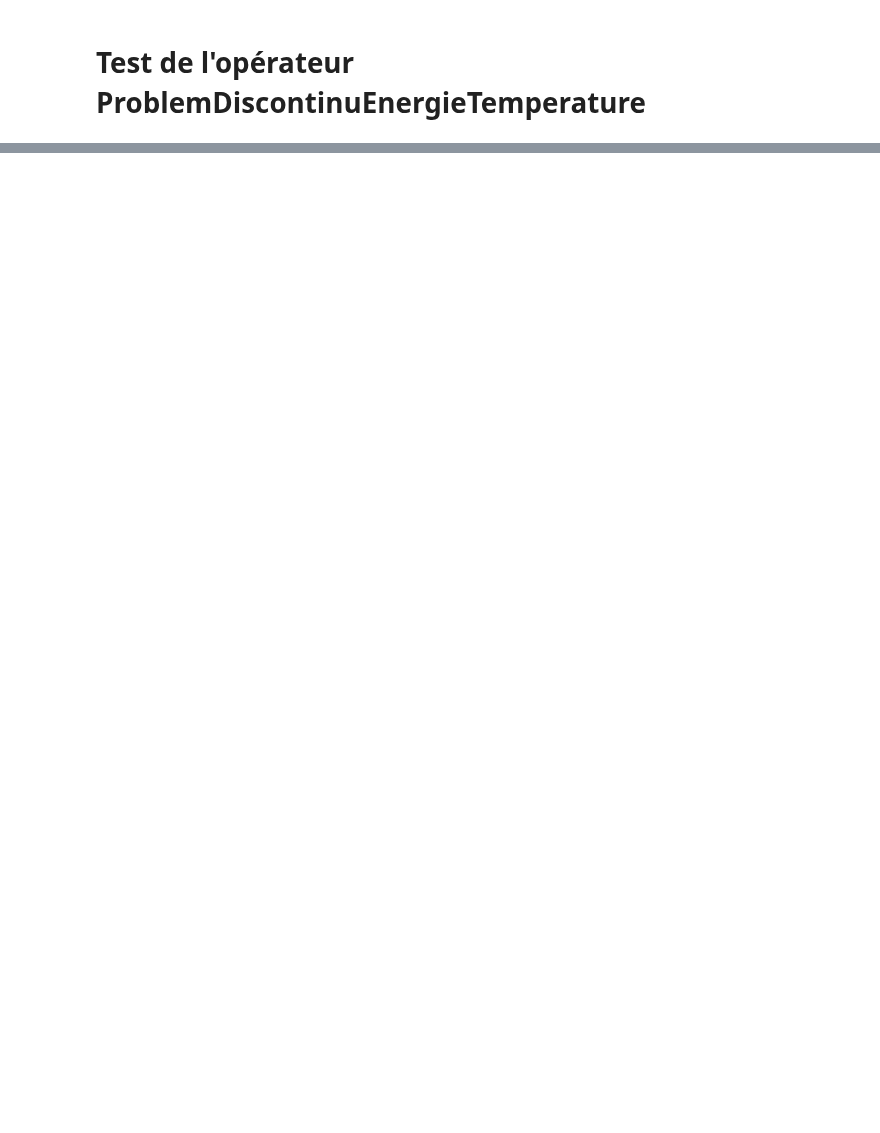
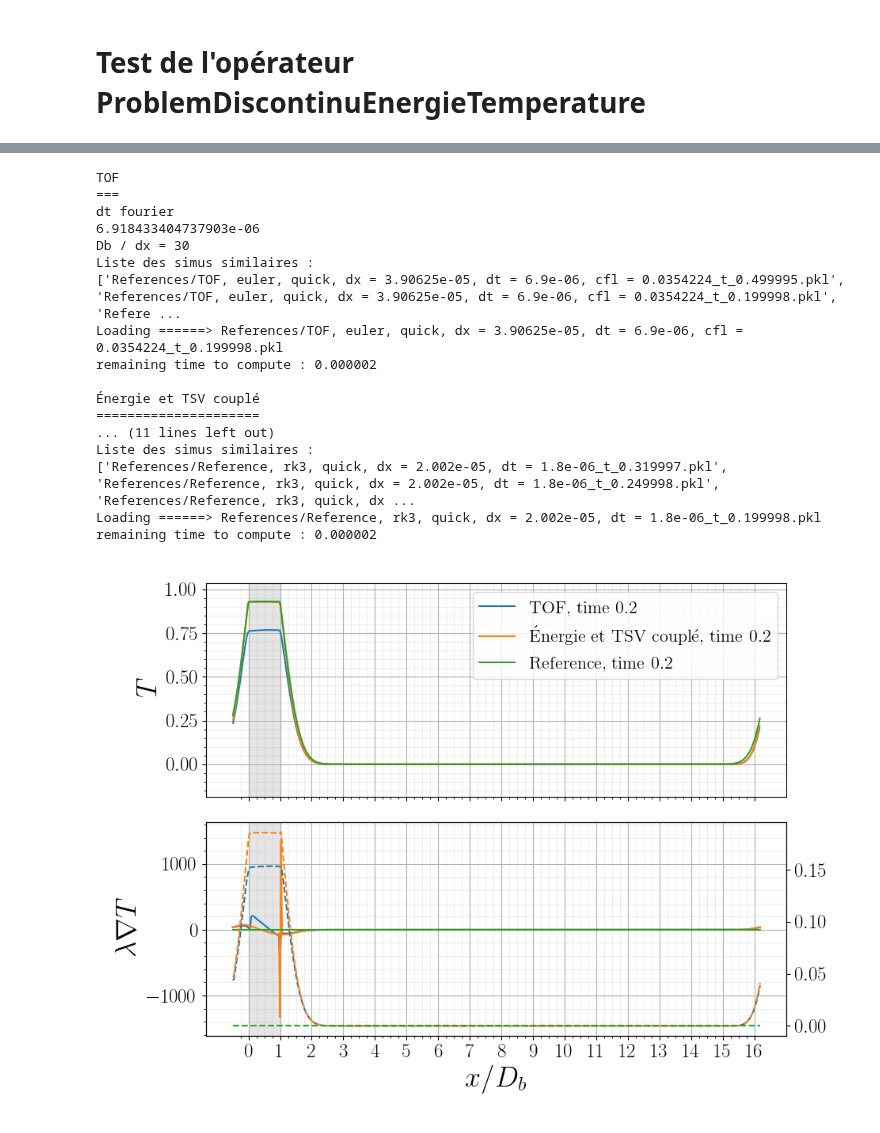
Before and after one commit to cea-trust-platform/FluidDyn, a Jupyter notebook: etudes/13_couple_temperature_eneregie.ipynb, the cells around one changed output, grey strips where cells are left out. Cells and saved outputs as stored; diff of their text form; code cells hidden in the pictures; blank space fills up the shorter version.

```diff
--- a/etudes/13_couple_temperature_eneregie.ipynb
+++ b/etudes/13_couple_temperature_eneregie.ipynb
@@ -114,0 +104,44 @@ dE*/dt* ref = -7.79356e-06
+# %%
+t_fin = 0.2
+plot = Plotter("decale", flux_conv=True, lda_gradT=True)
+
+prob_tof = Problem(
+    get_T_creneau, markers=markers, phy_prop=phy_prop, num_prop=num_prop
+)
+t, e = prob_tof.load_or_compute(
+    t_fin=min(t_fin, t_fin_lim), n=n_lim, number_of_plots=1, plotter=plot
+)
+
+prob_int = ProblemDiscontinuEnergieTemperatureInt(
+    get_T_creneau, markers=markers, phy_prop=phy_prop, num_prop=num_prop, name=r'Énergie et TSV couplé'
+)
+
+t, e = prob_int.load_or_compute(
+    t_fin=min(t_fin, t_fin_lim), n=n_lim, number_of_plots=1, plotter=plot
+)
+
+prob_ref = Problem(
+    get_T_creneau, markers=markers, phy_prop=phy_prop_ref, num_prop=num_prop_ref, name='Reference'
+)
+t_ref, e_ref = prob_ref.load_or_compute(
+    t_fin=min(t_fin, t_fin_lim), n=n_lim, number_of_plots=1, plotter=plot
+)
+# %% [output]
+TOF
+===
+dt fourier
+6.918433404737903e-06
+Db / dx = 30
+Liste des simus similaires :
+['References/TOF, euler, quick, dx = 3.90625e-05, dt = 6.9e-06, cfl = 0.0354224_t_0.499995.pkl', 'References/TOF, euler, quick, dx = 3.90625e-05, dt = 6.9e-06, cfl = 0.0354224_t_0.199998.pkl', 'Refere ...
+Loading ======> References/TOF, euler, quick, dx = 3.90625e-05, dt = 6.9e-06, cfl = 0.0354224_t_0.199998.pkl
+remaining time to compute : 0.000002
+
+Énergie et TSV couplé
+=====================
+... (11 lines left out)
+Liste des simus similaires :
+['References/Reference, rk3, quick, dx = 2.002e-05, dt = 1.8e-06_t_0.319997.pkl', 'References/Reference, rk3, quick, dx = 2.002e-05, dt = 1.8e-06_t_0.249998.pkl', 'References/Reference, rk3, quick, dx ...
+Loading ======> References/Reference, rk3, quick, dx = 2.002e-05, dt = 1.8e-06_t_0.199998.pkl
+remaining time to compute : 0.000002
+[figure, added]
```
Also changed, not shown: parts of 7 cells of this notebook, 2 other files.
